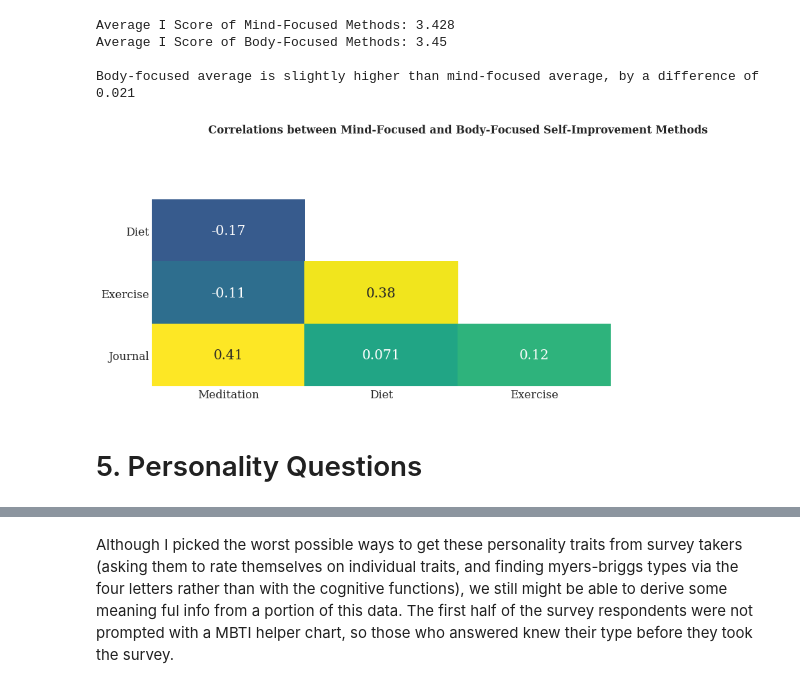
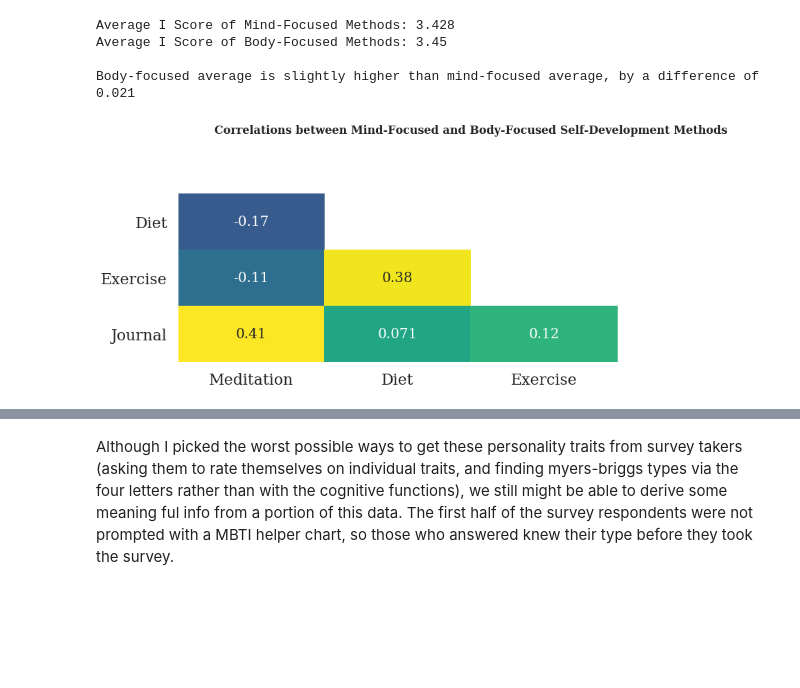
Before and after one commit to dennisfarmer/Factors-of-Academic-Success, a Jupyter notebook: eda.ipynb, the cells around one changed output, grey strips where cells are left out. Cells and saved outputs as stored; diff of their text form; code cells hidden in the pictures; blank space fills up the shorter version.

```diff
--- a/eda.ipynb
+++ b/eda.ipynb
@@ -599,7 +781,8 @@ wake = pd.DataFrame(get_avg_i_scores(surveydata, make_dummies(pd.Series([[str(t)
 wake.columns = ["time", "i_score"]
 # %%
 plt.style.use('ggplot')
-rcParams['font.family'] = "sans-serif"
+sns.set_context('talk')
+rcParams['font.family'] = "serif"
 
 data = pd.merge(left=bed, right=wake, how="outer")
 data.time = data.time.astype(float)
@@ -763,0 +956,35 @@ When looking at the correlations between individual traits, we can see that stud
+# %%
+sns.set(style="ticks", color_codes=True)
+# sns.set_context('talk')
+plt.style.use('ggplot')
+
+data = surveydata[['i_score','coffee','energy_drinks']].copy()
+for c in ['coffee','energy_drinks']:
+    data.loc[:,c] = data[c].map({1:"Yes", 0:"No"})
+data.columns = ['i_score', 'Coffee', 'Energy Drink']
+
+# This is really bad, don't ever do this, the world is going to end, absolutely terrible practice...
+data.Coffee.fillna("No", inplace=True)
+
+
+bins = np.arange(2,4.5,.5)
+
+n = [] # Record sample size for each kde plot
+
+def barplot(v, color=None):
+    n.append(v.shape[0])
+    sns.barplot(v.sum()/v.shape[0], color="r")
+
+g = sns.FacetGrid(data, col="Coffee", row="Energy Drink", height=5)
+g = g.map(barplot, "i_score")
+g.set(xlabel="", xlim=(3,3.5))
+
+titles = [f"Neither, n = {n[0]}", f"Coffee, n = {n[1]}", f"Energy Drink, n = {n[2]}", f"Coffee and Energy Drink, n = {n[3]}"]
+i = 0
+for ax in g.axes.flat:
+    ax.set_title(titles[i])
+    i+= 1
+
+plt.savefig('Graphs/PD_coffeeVSenergy_iscore.png')
+plt.show()
+sns.set()
@@ -778,31 +1015,30 @@ Body-focused average is slightly higher than mind-focused average, by a differen
 # %%
 data = surveydata[['meditation','diet','exercise','planner']].corr()
 plt.style.use('seaborn-whitegrid')
 rcParams['font.family'] = "serif"
+sns.set_context('poster')
 
 fig, ax = plt.subplots(figsize=(14,6))
 mask = np.zeros(data.shape, dtype=bool)
 mask[np.triu_indices(len(mask))] = True
 
 sns.heatmap(data, ax=ax,
             vmin = -.4, vmax = .4, center = 0,
             cmap = 'viridis', cbar=False,
             annot = True, annot_kws={"size": 20},
             mask = mask)
 
-ax.set_title("Correlations between Mind-Focused and Body-Focused Self-Improvement Methods", fontdict={'fontsize': 16,'fontweight':'bold'})
+ax.set_title("Correlations between Mind-Focused and Body-Focused Self-Development Methods", fontdict={'fontsize': 16,'fontweight':'bold'})
 
 xticks = data.columns.str.replace('_',' ').str.title().to_list()
 yticks = xticks.copy()
 xticks[-1] = ""
 yticks[0] = ""
 yticks[3] = "Journal"
 
 plt.xticks(ax.get_xticks(), xticks, rotation=0)
 plt.yticks(ax.get_yticks(), yticks, rotation=0)
-plt.savefig('Graphs/SI_corr_mindvsbody.png')
+plt.savefig('Graphs/SD_corr_mindvsbody.png')
 plt.show()
 # %% [output]
-[figure, old version]
+[figure, new version]
-# %% [markdown]
-# 5. Personality Questions
```
Also changed, not shown: parts of 91 cells of this notebook, 47 other files.
